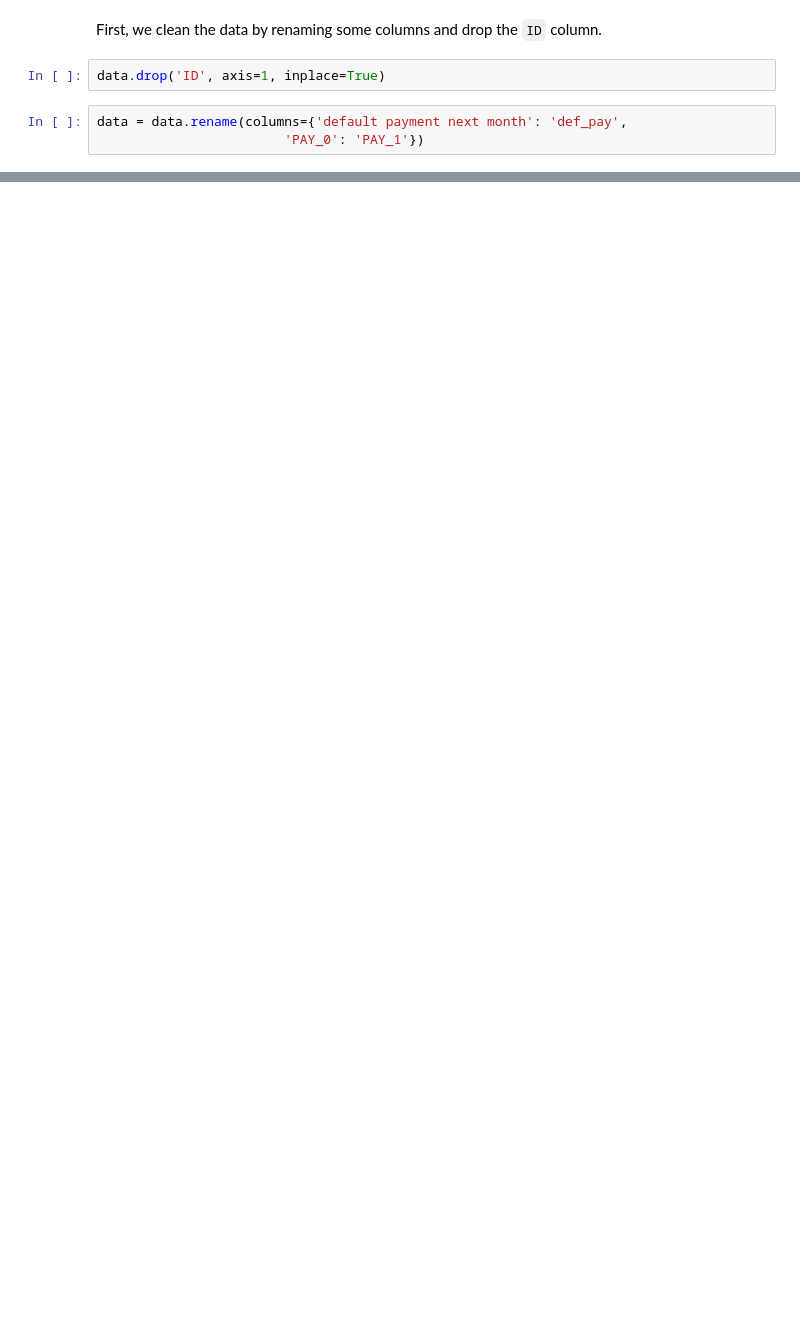
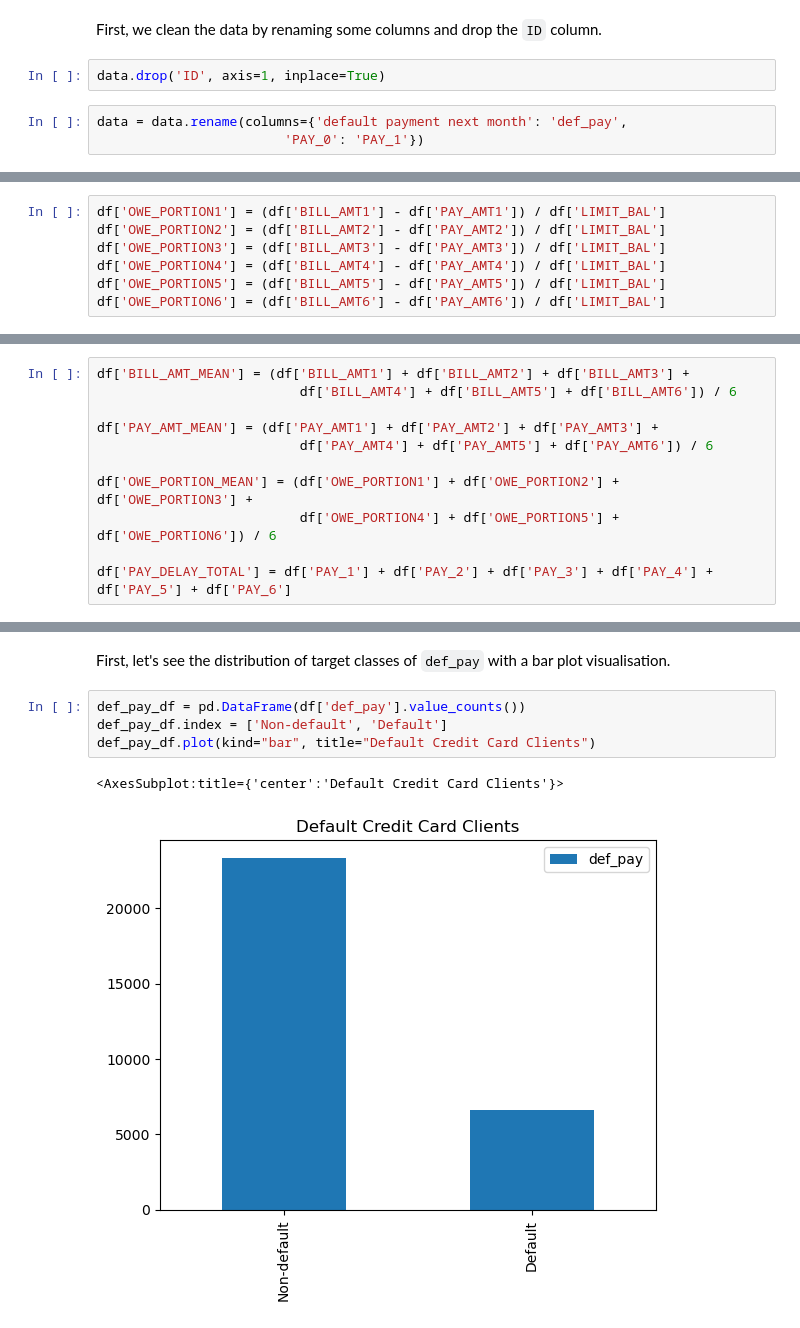
Before and after one commit to lihuicham/default-credit-card-clients-prediction, a Jupyter notebook: ProjectCode-Python.ipynb, the cells around one changed output, grey strips where cells are left out. Cells and saved outputs as stored; diff of their text form; blank space fills up the shorter version.

Commit message:
data visualization done

```diff
--- a/ProjectCode-Python.ipynb
+++ b/ProjectCode-Python.ipynb
@@ -304,0 +285,7 @@ df.head()
+# %%
+df['OWE_PORTION1'] = (df['BILL_AMT1'] - df['PAY_AMT1']) / df['LIMIT_BAL']
+df['OWE_PORTION2'] = (df['BILL_AMT2'] - df['PAY_AMT2']) / df['LIMIT_BAL']
+df['OWE_PORTION3'] = (df['BILL_AMT3'] - df['PAY_AMT3']) / df['LIMIT_BAL']
+df['OWE_PORTION4'] = (df['BILL_AMT4'] - df['PAY_AMT4']) / df['LIMIT_BAL']
+df['OWE_PORTION5'] = (df['BILL_AMT5'] - df['PAY_AMT5']) / df['LIMIT_BAL']
+df['OWE_PORTION6'] = (df['BILL_AMT6'] - df['PAY_AMT6']) / df['LIMIT_BAL']
@@ -304,0 +301,11 @@ df.head()
+# %%
+df['BILL_AMT_MEAN'] = (df['BILL_AMT1'] + df['BILL_AMT2'] + df['BILL_AMT3'] +
+                          df['BILL_AMT4'] + df['BILL_AMT5'] + df['BILL_AMT6']) / 6
+
+df['PAY_AMT_MEAN'] = (df['PAY_AMT1'] + df['PAY_AMT2'] + df['PAY_AMT3'] +
+                          df['PAY_AMT4'] + df['PAY_AMT5'] + df['PAY_AMT6']) / 6
+
+df['OWE_PORTION_MEAN'] = (df['OWE_PORTION1'] + df['OWE_PORTION2'] + df['OWE_PORTION3'] +
+                          df['OWE_PORTION4'] + df['OWE_PORTION5'] + df['OWE_PORTION6']) / 6
+
+df['PAY_DELAY_TOTAL'] = df['PAY_1'] + df['PAY_2'] + df['PAY_3'] + df['PAY_4'] + df['PAY_5'] + df['PAY_6']
@@ -304,0 +356,9 @@ df.head()
+# %% [markdown]
+First, let's see the distribution of target classes of `def_pay` with a bar plot visualisation.
+# %%
+def_pay_df = pd.DataFrame(df['def_pay'].value_counts())
+def_pay_df.index = ['Non-default', 'Default']
+def_pay_df.plot(kind="bar", title="Default Credit Card Clients")
+# %% [output]
+<AxesSubplot:title={'center':'Default Credit Card Clients'}>
+[figure, added]
```
Also changed, not shown: parts of 46 cells of this notebook, 1 other file.
